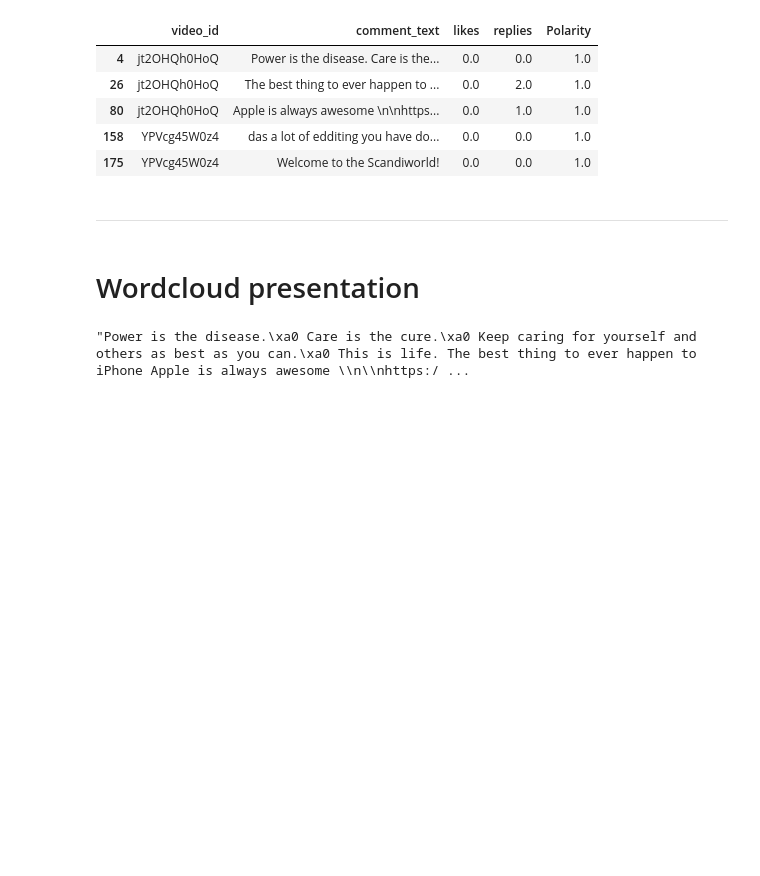
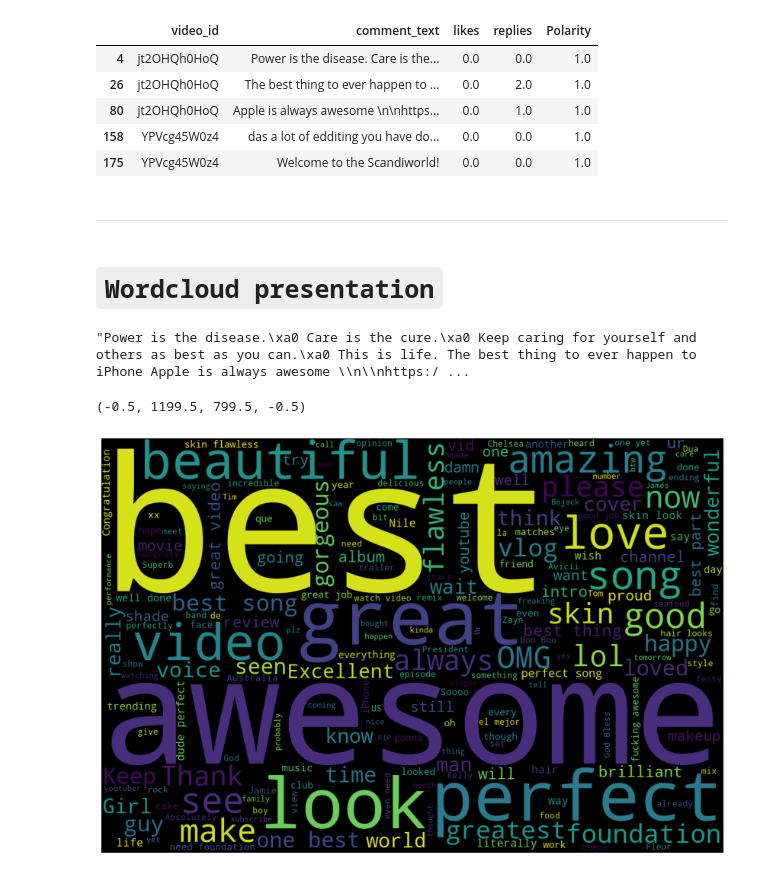
Before and after one commit to Fatima-Usf/Youtube_sentiment_analysis, a Jupyter notebook: youtube_sentiment_analysis.ipynb, the cells around one changed output. Drawn from its saved outputs; the diff is of its cells as text; code cells hidden in the pictures; blank space fills up the shorter version.

Commit message:
Wordcloud presentation without stopwords

```diff
--- a/youtube_sentiment_analysis.ipynb
+++ b/youtube_sentiment_analysis.ipynb
@@ -82,11 +82,22 @@ positives_comments.head()
 
 ---
 # %% [markdown]
-# Wordcloud presentation
+# `Wordcloud presentation`
 # %%
 from wordcloud import WordCloud, STOPWORDS
+# %%
+stopwords = set(STOPWORDS)
 # %%
 all_comments = ' '.join(positives_comments['comment_text']) # Join all items in a tuple into one string, using a space as separator:
 #all_comments
 # %% [output]
 "Power is the disease.\xa0 Care is the cure.\xa0 Keep caring for yourself and others as best as you can.\xa0 This is life. The best thing to ever happen to iPhone Apple is always awesome \\n\\nhttps:/ ...
+# %%
+wordcloud = WordCloud(width=1200, height= 800, stopwords=stopwords).generate(all_comments)
+# %%
+plt.figure(figsize=(20,10))
+plt.imshow(wordcloud)
+plt.axis('off')
+# %% [output]
+(-0.5, 1199.5, 799.5, -0.5)
+[figure, added]
```
